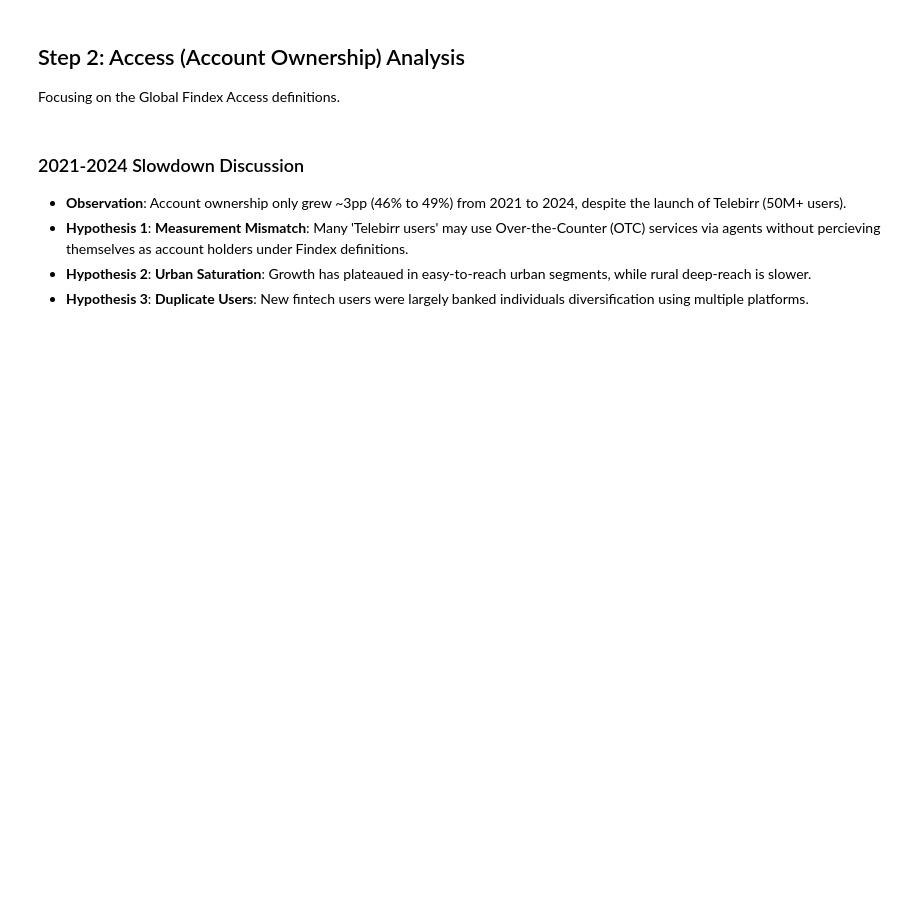
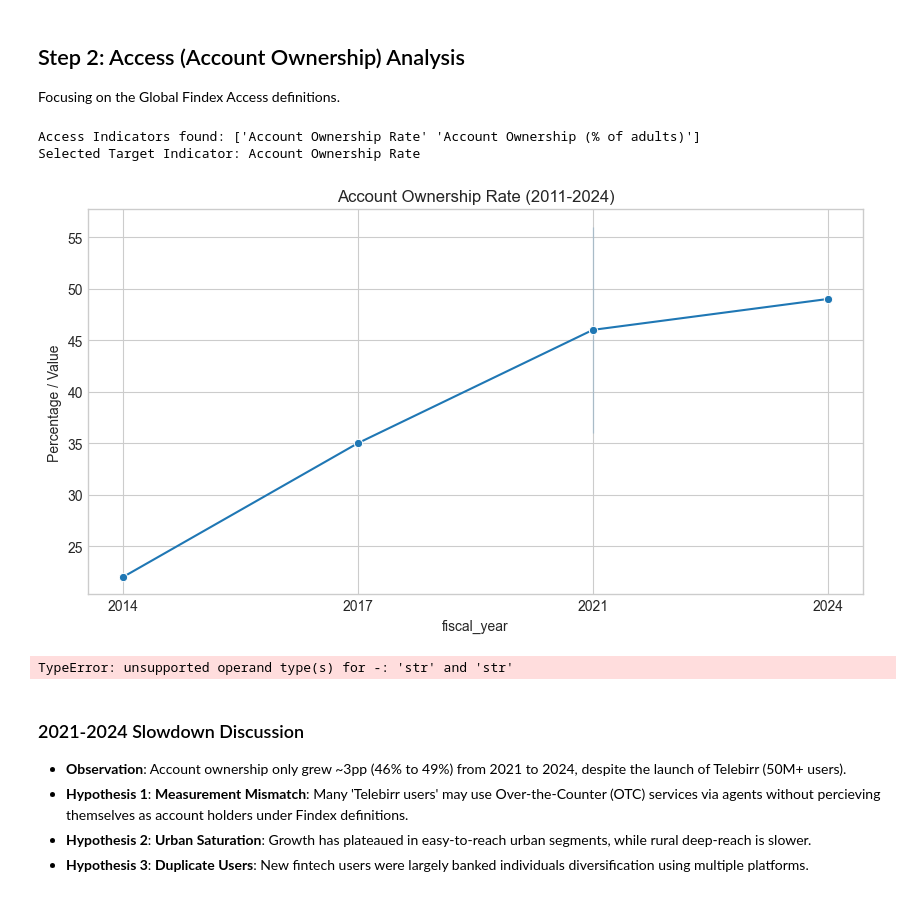
Before and after one commit to Mohammed-App-creater/week_10, a Jupyter notebook: notebooks/02_exploratory_data_analysis.ipynb, the cells around one changed output. Drawn from its saved outputs; the diff is of its cells as text; code cells hidden in the pictures; blank space fills up the shorter version.

```diff
--- a/notebooks/02_exploratory_data_analysis.ipynb
+++ b/notebooks/02_exploratory_data_analysis.ipynb
@@ -84,40 +111,55 @@ Focusing on the Global Findex Access definitions.
 # %%
 # Filter for Account Ownership
 # Broad search for 'ownership' to find relevant indicators
-acc_ownership_names = df[(df['pillar'] == 'ACCESS') & (df['indicator_name'].str.contains('wnership', case=False, na=False))]['indicator_name'].unique()
+acc_ownership_names = df[
+    (df['pillar'] == 'ACCESS') &
+    (df['indicator'].str.contains('wnership', case=False, na=False))
+]['indicator'].unique()
+
 print(f"Access Indicators found: {acc_ownership_names}")
 
 # Select the most comprehensive one (likely 'Account ownership' or similar)
 # Adjust this string based on actual data if needed
 target_indicator = 'Account ownership (% age 15+)'
 if len(acc_ownership_names) > 0:
     # Prefer one that doesn't say 'Male' or 'Female' explicitly if we want the aggregate first
     preferred = [x for x in acc_ownership_names if 'ale' not in x]
     if preferred:
         target_indicator = preferred[0]
     else:
         target_indicator = acc_ownership_names[0]
 
 print(f"Selected Target Indicator: {target_indicator}")
 
-access_df = df[(df['pillar'] == 'ACCESS') & (df['indicator_name'] == target_indicator) & (df['record_type']=='observation')].sort_values('year')
+access_df = df[
+    (df['pillar'] == 'ACCESS') &
+    (df['indicator'] == target_indicator) &
+    (df['record_type']=='observation')
+].sort_values('fiscal_year')  # <-- use fiscal_year
 
 plt.figure(figsize=(10, 5))
-sns.lineplot(data=access_df, x='year', y='value', marker='o')
+sns.lineplot(data=access_df, x='fiscal_year', y='value_numeric', marker='o')  # <-- use value_numeric
 plt.title(f'{target_indicator} (2011-2024)')
 plt.ylabel('Percentage / Value')
 plt.grid(True)
 plt.show()
+# %% [output]
+Access Indicators found: ['Account Ownership Rate' 'Account Ownership (% of adults)']
+Selected Target Indicator: Account Ownership Rate
+[figure, added]
 # %%
 # Calculate Growth Rates (CAGR or simple diff)
 if not access_df.empty:
-    access_df['prev_val'] = access_df['value'].shift(1)
-    access_df['prev_year'] = access_df['year'].shift(1)
-    access_df['pp_change'] = access_df['value'] - access_df['prev_val']
-    access_df['annualized_growth'] = access_df['pp_change'] / (access_df['year'] - access_df['prev_year'])
+    access_df = access_df.sort_values('fiscal_year')  # make sure data is sorted
+    access_df['prev_val'] = access_df['value_numeric'].shift(1)
+    access_df['prev_year'] = access_df['fiscal_year'].shift(1)
+    access_df['pp_change'] = access_df['value_numeric'] - access_df['prev_val']
+    access_df['annualized_growth'] = access_df['pp_change'] / (access_df['fiscal_year'] - access_df['prev_year'])
 
     print("Growth Analysis:")
-    display(access_df[['year', 'value', 'pp_change', 'annualized_growth']])
+    display(access_df[['fiscal_year', 'value_numeric', 'pp_change', 'annualized_growth']])
+# %% [output]
+TypeError: unsupported operand type(s) for -: 'str' and 'str'
 # %% [markdown]
 ### 2021-2024 Slowdown Discussion
 - **Observation**: Account ownership only grew ~3pp (46% to 49%) from 2021 to 2024, despite the launch of Telebirr (50M+ users).
```
Also changed, not shown: parts of 3 cells of this notebook, 2 other files.
